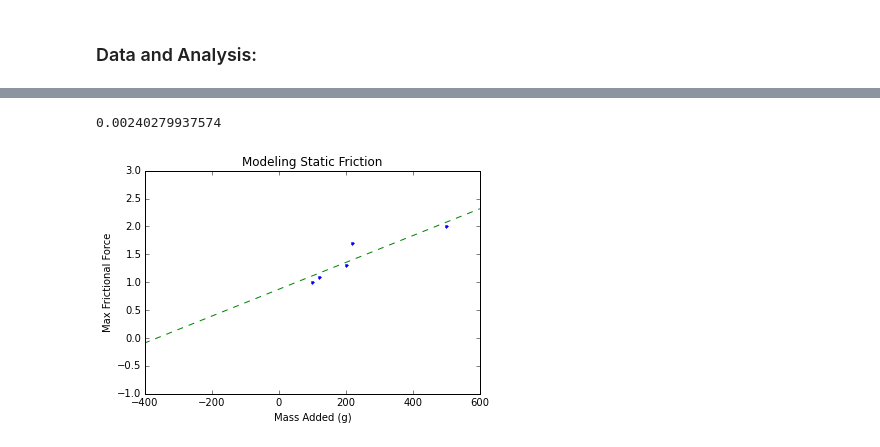
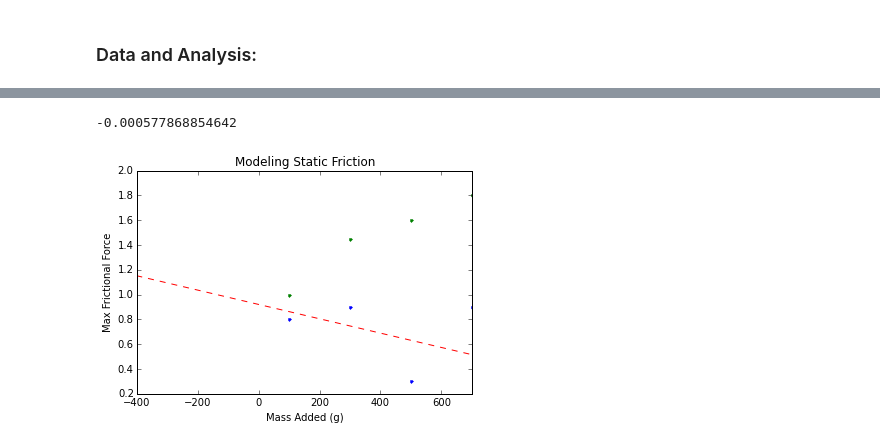
Before and after one commit to Syedahmed12/Modeling-Static-Friction, a Jupyter notebook: Modeling Static Friction.ipynb, the cells around one changed output, grey strips where cells are left out. Saved outputs shown, nothing was run; the diff lists cells and outputs as text; code cells hidden in the pictures.

Commit message:
Fix stacked plots

```diff
--- a/Modeling Static Friction.ipynb
+++ b/Modeling Static Friction.ipynb
@@ -32,0 +58,22 @@ We attached a spring scale to the side of a hollow box on a level surface. Addin
+# %%
+import matplotlib.pyplot as plt
+import numpy as np
+from scipy.optimize import curve_fit
+
+mm = np.linspace(-600, 700, 500)
+m = [100, 300, 500, 700, 1000]
+fi = [1.25, 2.125, 2.35, 3.80, 4.3]
+
+
+def linear(x, a, b):
+    return a*x + b
+
+a, b = curve_fit(linear, m, f)[0]
+print(a)
+plt.xlim(-400,700)
+plt.title("Modeling Static Friction")
+plt.xlabel("Mass Added (g)")
+plt.ylabel("Max Frictional Force")
+plt.plot(m, f, '.')
+plt.plot(mm, linear(mm, a, b), '--')
+plt.show()
@@ -33,24 +85,26 @@ We attached a spring scale to the side of a hollow box on a level surface. Addin
 # %%
 import matplotlib.pyplot as plt
 import numpy as np
 from scipy.optimize import curve_fit
 
 mm = np.linspace(-600, 700, 500)
-m = [100, 120, 200, 220, 500]
-f = [1,1.1, 1.3, 1.7, 2.0]
+m = [100, 300, 500, 700 , 1000]
+f = [.8, .9, .3, .9, .2]
+fd= [1, 1.45, 1.6, 1.8, 2]
 
 def linear(x, a, b):
     return a*x + b
 
 a, b = curve_fit(linear, m, f)[0]
 print(a)
-plt.xlim(-400,600)
+plt.xlim(-400,700)
 plt.title("Modeling Static Friction")
 plt.xlabel("Mass Added (g)")
 plt.ylabel("Max Frictional Force")
 plt.plot(m, f, '.')
+plt.plot(m, fd, '.')
 plt.plot(mm, linear(mm, a, b), '--')
 plt.show()
 # %% [output]
-0.00240279937574
+-0.000577868854642
-[figure, old version]
+[figure, new version]
```
Also changed, not shown: parts of 5 cells of this notebook.
